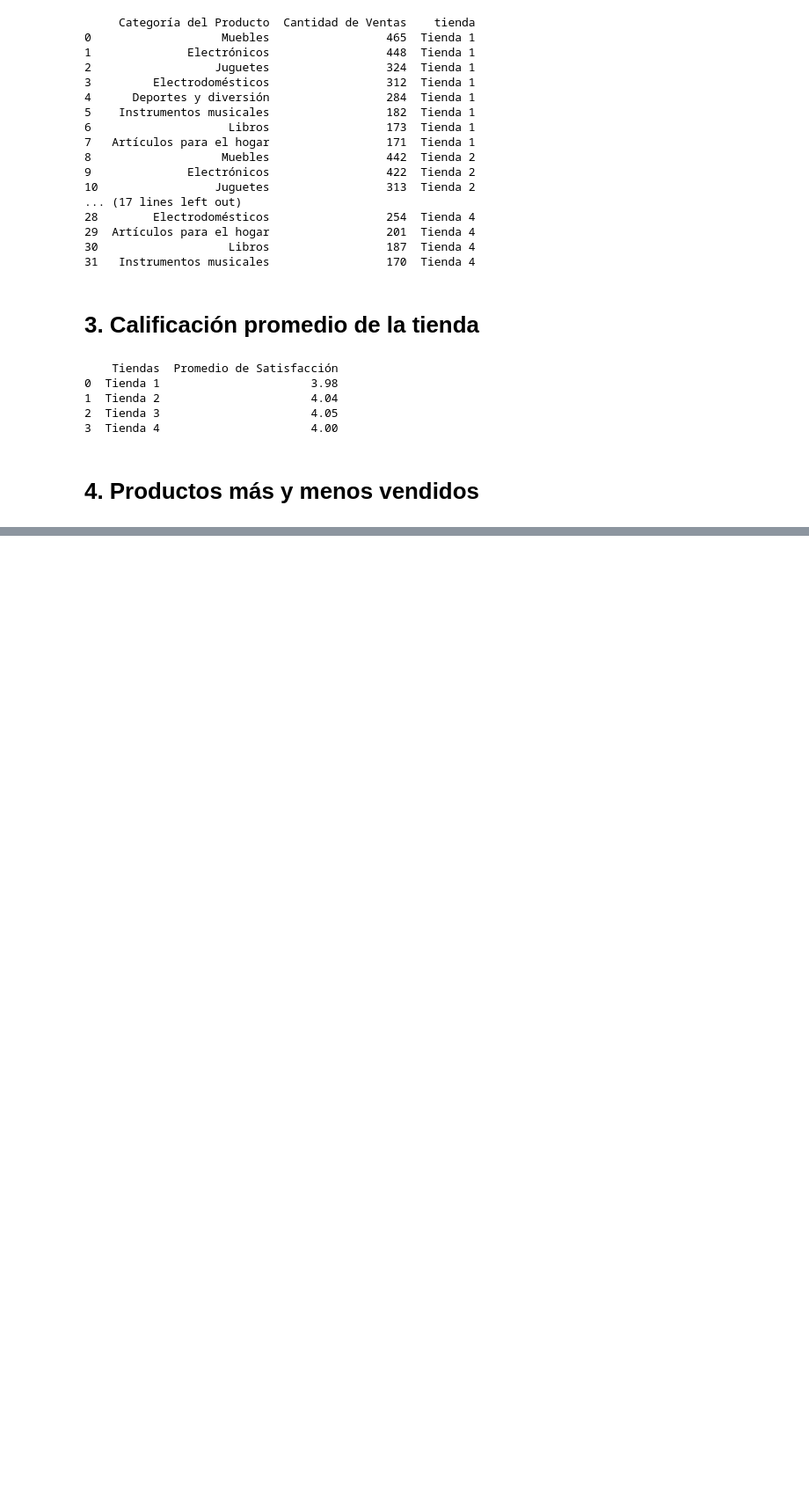
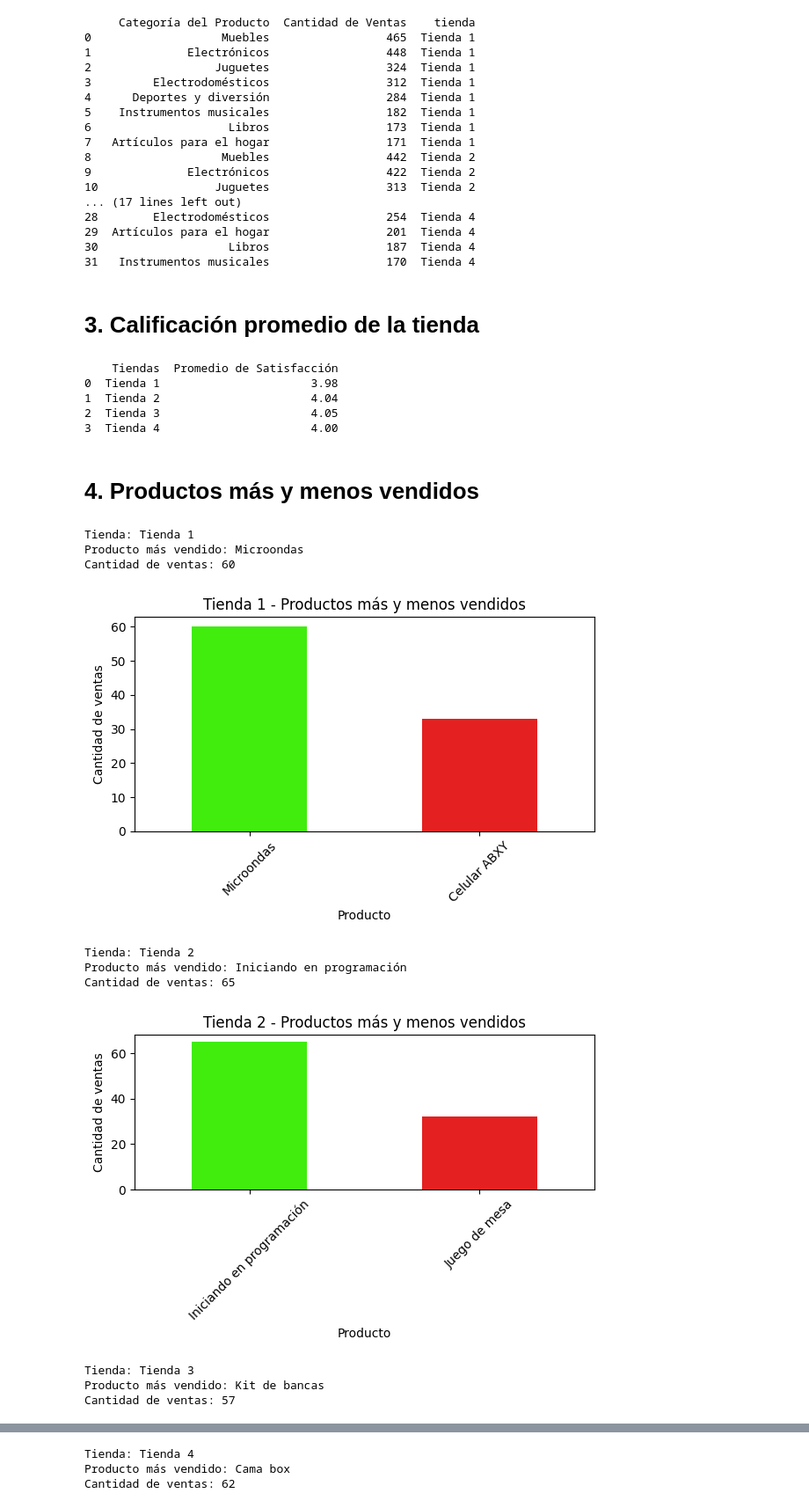
Before and after one commit to smringdesigns/Tienda_Alura_Store, a Jupyter notebook: AluraStoreLatam.ipynb, the cells around one changed output, grey strips where cells are left out. Shown at 88% size. Drawn from its saved outputs; the diff is of its cells as text; code cells hidden in the pictures; blank space fills up the shorter version.

```diff
--- a/AluraStoreLatam.ipynb
+++ b/AluraStoreLatam.ipynb
@@ -119,3 +119,45 @@ print(dt_calificacion)
 3  Tienda 4                      4.00
 # %% [markdown]
 # 4. Productos más y menos vendidos
+# %%
+import matplotlib.pyplot as plt
+
+# Función para identificar los produxtos más y menos vendidos
+def productos_destacados_por_tienda(dt, nombre_tienda):
+  conteo = dt["Producto"].value_counts()
+  top = conteo.head(1)  # Producto más vendido
+  bottom = conteo.tail(1)  # Producto menos vendido
+
+  print(f"\nTienda: {nombre_tienda}")
+  print(f"Producto más vendido: {top.index[0]}")
+  print(f"Cantidad de ventas: {top.values[0]}")
+
+  # Concatenar Series para graficar
+  datos = pd.concat([top, bottom])
+
+  # Graficar
+  plt.figure(figsize=(6, 4))
+  datos.plot(kind="bar", color=["#40ED0D", "#E52020"])
+  plt.title(f"{nombre_tienda} - Productos más y menos vendidos")
+  plt.ylabel("Cantidad de ventas")
+  plt.xticks(rotation=45)
+  plt.tight_layout()
+  plt.show()
+
+# Aplicar para cada tienda
+productos_destacados_por_tienda(tienda, "Tienda 1")
+productos_destacados_por_tienda(tienda2, "Tienda 2")
+productos_destacados_por_tienda(tienda3, "Tienda 3")
+productos_destacados_por_tienda(tienda4, "Tienda 4")
+# %% [output]
+Tienda: Tienda 1
+Producto más vendido: Microondas
+Cantidad de ventas: 60
+[figure, added]
+Tienda: Tienda 2
+Producto más vendido: Iniciando en programación
+Cantidad de ventas: 65
+[figure, added]
+Tienda: Tienda 3
+Producto más vendido: Kit de bancas
+Cantidad de ventas: 57
@@ -121,0 +165,3 @@ print(dt_calificacion)
+Tienda: Tienda 4
+Producto más vendido: Cama box
+Cantidad de ventas: 62
```
Also changed, not shown: parts of 14 cells of this notebook.
